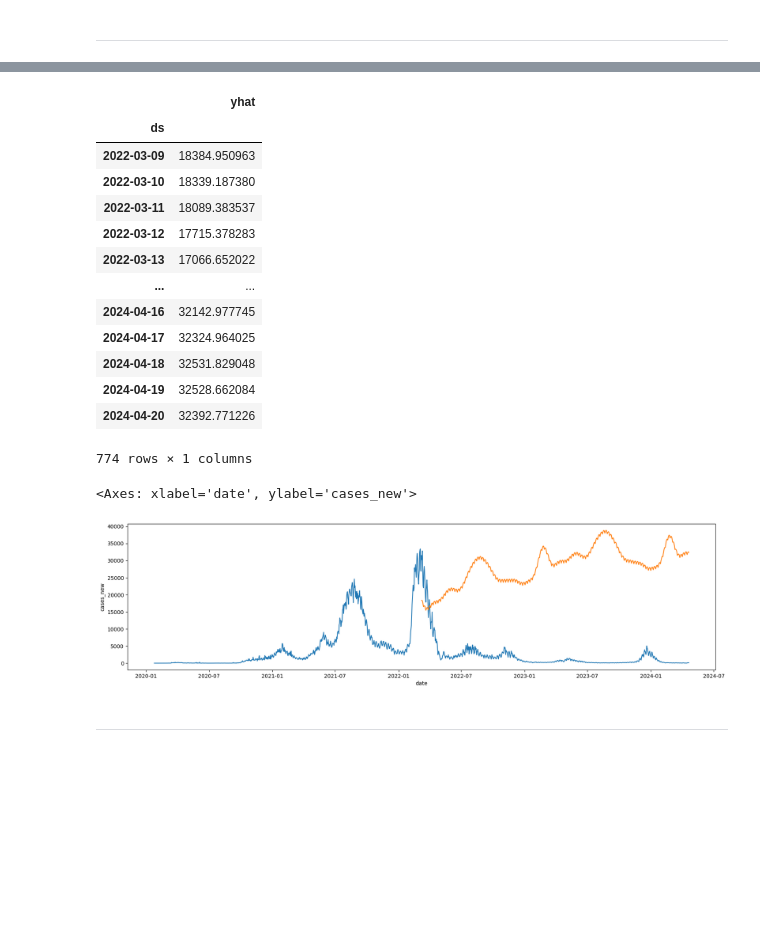
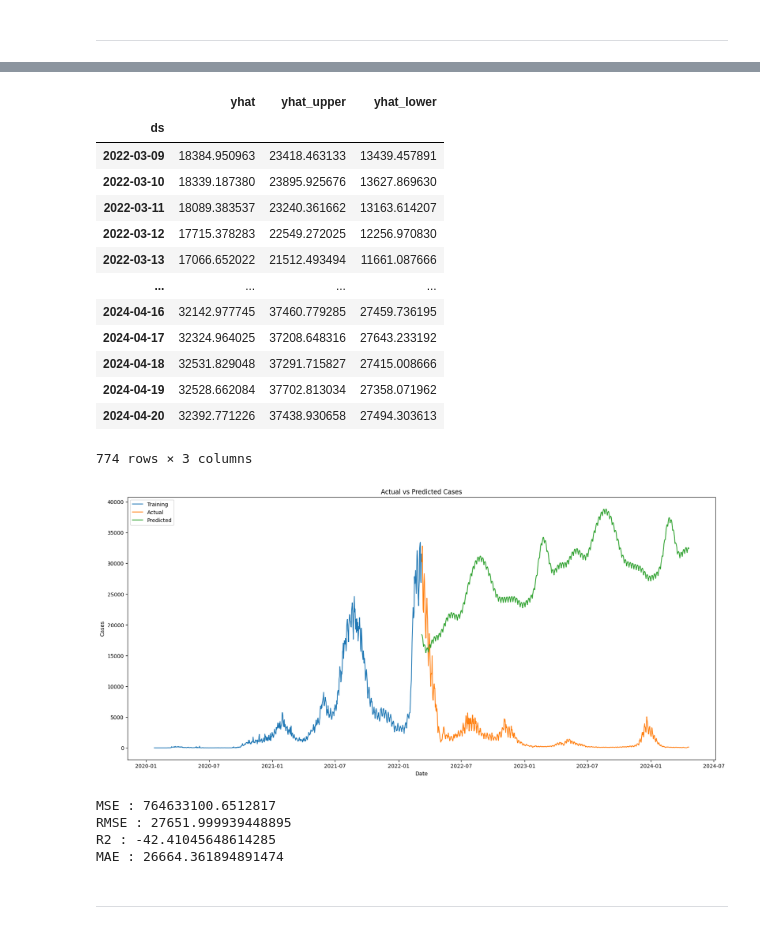
Before and after one commit to MarcusO17/5011-cem-ml, a Jupyter notebook: notebooks/model_training.ipynb, the cells around one changed output, grey strips where cells are left out. Cells and saved outputs as stored; diff of their text form; code cells hidden in the pictures; blank space fills up the shorter version.

Commit message:
models + tests

```diff
--- a/notebooks/model_training.ipynb
+++ b/notebooks/model_training.ipynb
@@ -153,9 +187,10 @@ SARIMAX Results
 Warnings:
 [1] Covariance matrix calculated using the outer product of gradients (complex-step).
 # %%
-n_periods = len(test_data)
-forecast, conf_int = model.predict(n_periods=n_periods, return_conf_int=True)
+future_dates_count = 1
+forecast, conf_int = model.predict(n_periods= 773 + future_dates_count, return_conf_int=True)
 forecast_index = test_data.index
+forecast_dates = pd.date_range(start=test_data.index[0], periods=future_dates_count)
 print(forecast)
 # %% [output]
 2022-03-09    33388.646836
@@ -187,11 +245,17 @@ Importing plotly failed. Interactive plots will not work.
 # %%
 # Modifying df to fit prophet model
+split_index = int(0.5 * len(df))
+train_data = df.iloc[:split_index]
+test_data = df.iloc[split_index:]
+
+print("Training data shape:", train_data.shape)
+
+print("Testing data shape:", test_data.shape, test_data)
 
 #Training Data
 trainprop_df = train_data
 trainprop_df['ds'] = train_data.index
 trainprop_df.rename(columns={'cases_new':'y'},inplace=True)
-trainprop_df = trainprop_df.reset_index(drop=True)
 
 
 #Testing Data
@@ -199,5 +263,9 @@ testprop_df = test_data
 testprop_df['ds'] = test_data.index
 testprop_df = testprop_df.reset_index(drop=True)
 
+'''future_dates_count = 365//4
+forecast_dates = pd.date_range(start=test_data.index[-1], periods=future_dates_count)
+testprop_df =pd.DataFrame({'ds':forecast_dates})'''
+
 print([trainprop_df.head(),testprop_df.head()])
 # %% [output]
@@ -250,9 +319,7 @@ trainprop_df
 774 rows × 27 columns
 # %%
-m = Prophet(growth = 'logistic')
-
-# Add additional regressors, excluding 'ds', 'y', and 'cap
-
+m = Prophet(growth='logistic')
 trainprop_df['cap'] = df['cases_new'].max()
+trainprop_df['floor'] = 0
 m.fit(trainprop_df)
 # %% [output]
@@ -282,28 +359,40 @@ forecastProphet
 # %%
-forecastProphet = forecastProphet[['ds','yhat']]
+forecastProphet = forecastProphet[['ds','yhat','yhat_upper','yhat_lower']]
 forecastProphet = forecastProphet.set_index('ds')
 forecastProphet
 # %% [output]
-|  | yhat |
-| ds |  |
-| 2022-03-09 | 18384.950963 |
-| 2022-03-10 | 18339.187380 |
-| 2022-03-11 | 18089.383537 |
-| 2022-03-12 | 17715.378283 |
-| 2022-03-13 | 17066.652022 |
-| ... | ... |
-| 2024-04-16 | 32142.977745 |
-| 2024-04-17 | 32324.964025 |
-| 2024-04-18 | 32531.829048 |
-| 2024-04-19 | 32528.662084 |
-| 2024-04-20 | 32392.771226 |
+|  | yhat | yhat_upper | yhat_lower |
+| ds |  |  |  |
+| 2022-03-09 | 18384.950963 | 23418.463133 | 13439.457891 |
+| 2022-03-10 | 18339.187380 | 23895.925676 | 13627.869630 |
+| 2022-03-11 | 18089.383537 | 23240.361662 | 13163.614207 |
+| 2022-03-12 | 17715.378283 | 22549.272025 | 12256.970830 |
+| 2022-03-13 | 17066.652022 | 21512.493494 | 11661.087666 |
+| ... | ... | ... | ... |
+| 2024-04-16 | 32142.977745 | 37460.779285 | 27459.736195 |
+| 2024-04-17 | 32324.964025 | 37208.648316 | 27643.233192 |
+| 2024-04-18 | 32531.829048 | 37291.715827 | 27415.008666 |
+| 2024-04-19 | 32528.662084 | 37702.813034 | 27358.071962 |
+| 2024-04-20 | 32392.771226 | 37438.930658 | 27494.303613 |
-774 rows × 1 columns
+774 rows × 3 columns
 # %%
 vis_df = df.copy()
 vis_df.index = pd.to_datetime(vis_df.index)
-plt.figure(figsize=(20,5))
-sns.lineplot(vis_df['cases_new'])
-sns.lineplot(forecastProphet['yhat'])
+plt.figure(figsize=(20,9))
+sns.lineplot(data=train_data, x=train_data.index, y=train_data['y'], label='Training')
+sns.lineplot(data=test_data, x=test_data.index, y=test_data['cases_new'], label='Actual')
+sns.lineplot(data=forecastProphet['yhat'], label='Predicted')
+plt.xlabel('Date')
+plt.ylabel('Cases')
+plt.title('Actual vs Predicted Cases')
+plt.legend()
+plt.show()
 # %% [output]
-<Axes: xlabel='date', ylabel='cases_new'>
-[figure, old version]
+[figure, new version]
+# %%
+evaluate(test_data,forecastProphet['yhat'])
+# %% [output]
+MSE : 764633100.6512817
+RMSE : 27651.999939448895
+R2 : -42.41045648614285
+MAE : 26664.361894891474
```
Also changed, not shown: parts of 35 cells of this notebook, 4 other files.
